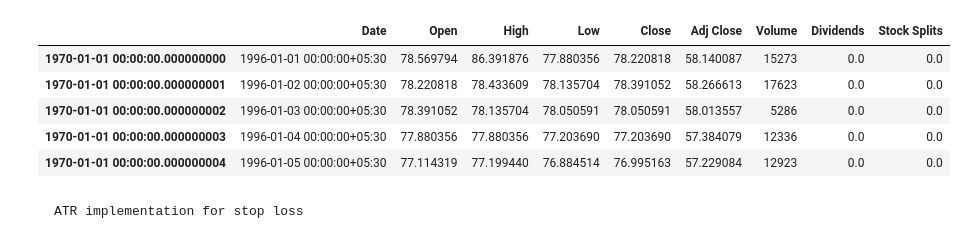
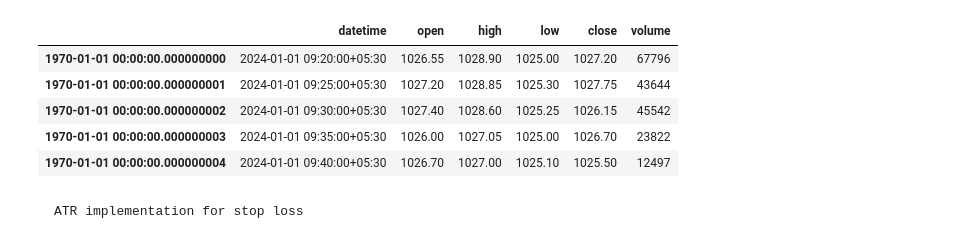
Before and after one commit to nkur06/quantresearch, a Jupyter notebook: Classic_pullback_strategy.ipynb, the cells around one changed output. Cells and saved outputs as stored; diff of their text form; code cells hidden in the pictures.

```diff
--- a/Classic_pullback_strategy.ipynb
+++ b/Classic_pullback_strategy.ipynb
@@ -10,14 +11,14 @@ filename = "HINDALCO.NS"
 # %%
-df = pd.read_csv(f"./data/1_day_data/{filename}.csv")
+df = pd.read_csv(f"./data/{5}_min_data/{filename}.csv")
 df.index = pd.to_datetime(df.index)
 # df = df.set_index('Datetime')
 df.index = pd.to_datetime(df.index)
 df.head()
 # %% [output]
-|  | Date | Open | High | Low | Close | Adj Close | Volume | Dividends | Stock Splits |
-| 1970-01-01 00:00:00.000000000 | 1996-01-01 00:00:00+05:30 | 78.569794 | 86.391876 | 77.880356 | 78.220818 | 58.140087 | 15273 | 0.0 | 0.0 |
-| 1970-01-01 00:00:00.000000001 | 1996-01-02 00:00:00+05:30 | 78.220818 | 78.433609 | 78.135704 | 78.391052 | 58.266613 | 17623 | 0.0 | 0.0 |
-| 1970-01-01 00:00:00.000000002 | 1996-01-03 00:00:00+05:30 | 78.391052 | 78.135704 | 78.050591 | 78.050591 | 58.013557 | 5286 | 0.0 | 0.0 |
-| 1970-01-01 00:00:00.000000003 | 1996-01-04 00:00:00+05:30 | 77.880356 | 77.880356 | 77.203690 | 77.203690 | 57.384079 | 12336 | 0.0 | 0.0 |
-| 1970-01-01 00:00:00.000000004 | 1996-01-05 00:00:00+05:30 | 77.114319 | 77.199440 | 76.884514 | 76.995163 | 57.229084 | 12923 | 0.0 | 0.0 |
+|  | datetime | open | high | low | close | volume |
+| 1970-01-01 00:00:00.000000000 | 2024-01-01 09:20:00+05:30 | 1026.55 | 1028.90 | 1025.00 | 1027.20 | 67796 |
+| 1970-01-01 00:00:00.000000001 | 2024-01-01 09:25:00+05:30 | 1027.20 | 1028.85 | 1025.30 | 1027.75 | 43644 |
+| 1970-01-01 00:00:00.000000002 | 2024-01-01 09:30:00+05:30 | 1027.40 | 1028.60 | 1025.25 | 1026.15 | 45542 |
+| 1970-01-01 00:00:00.000000003 | 2024-01-01 09:35:00+05:30 | 1026.00 | 1027.05 | 1025.00 | 1026.70 | 23822 |
+| 1970-01-01 00:00:00.000000004 | 2024-01-01 09:40:00+05:30 | 1026.70 | 1027.00 | 1025.10 | 1025.50 | 12497 |
 # %%
```
Also changed, not shown: parts of 28 cells of this notebook, 2 other files.
